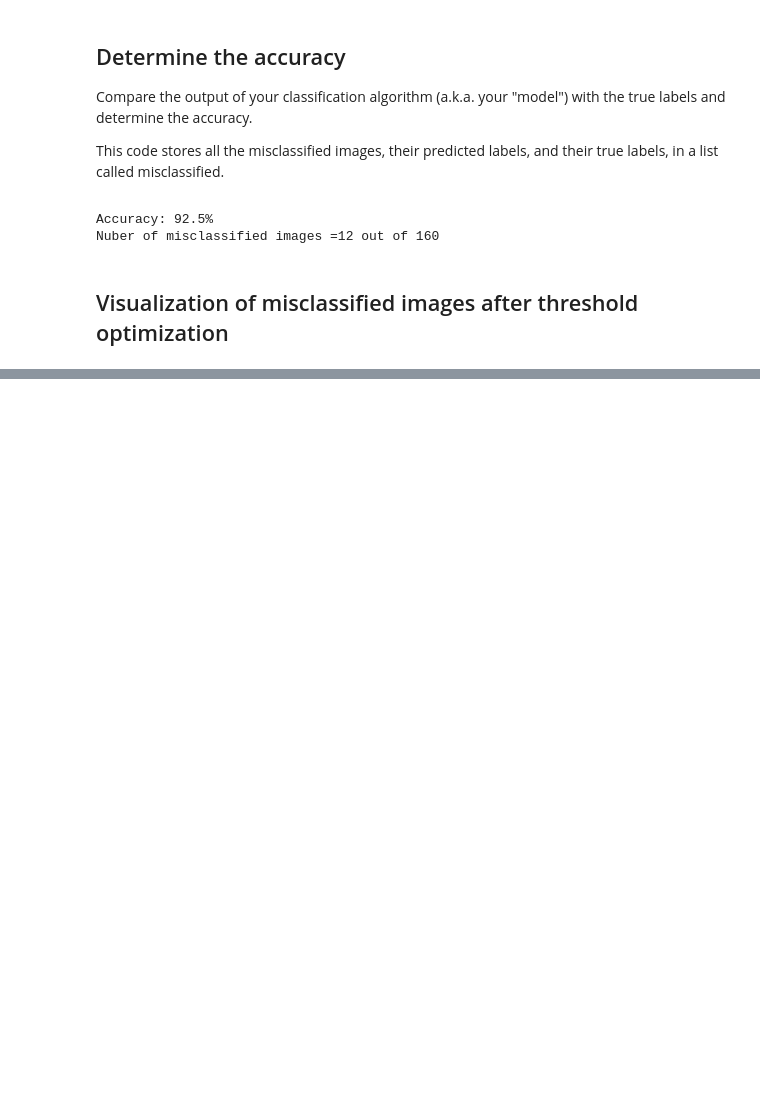
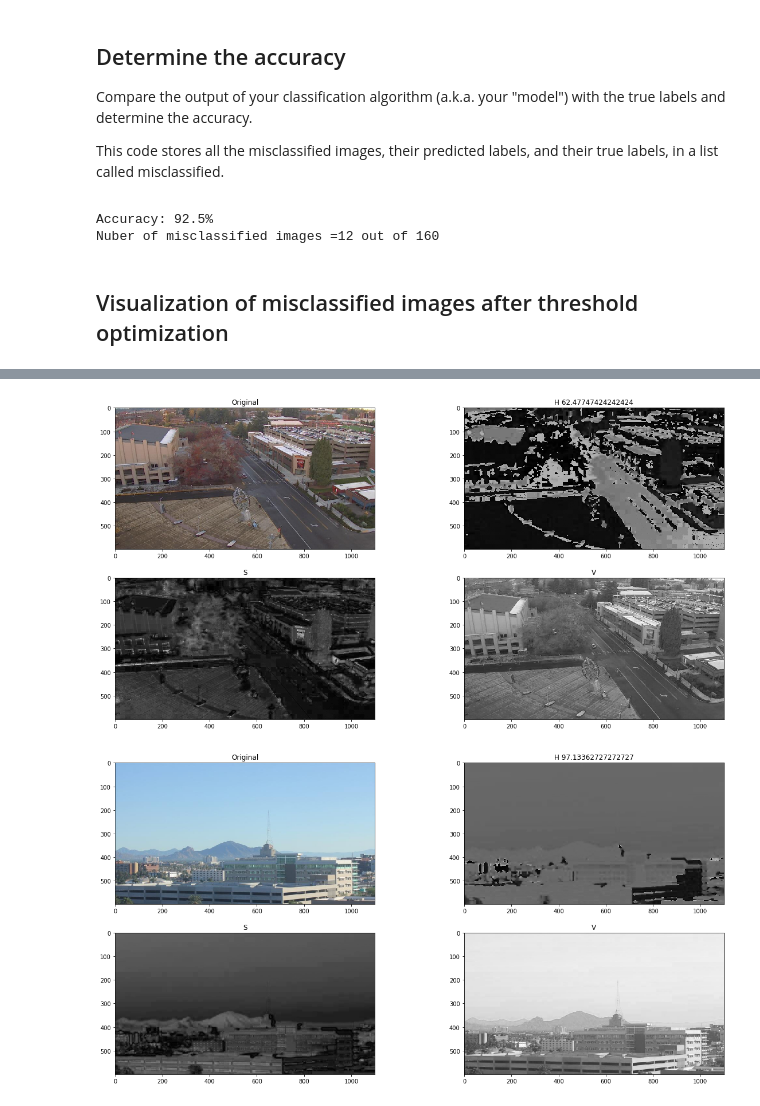
Before and after one commit to atanuc073/Day-Night-Classification-using-Computer-Vision, a Jupyter notebook: Day_Night_image_classifier.ipynb, the cells around one changed output, grey strips where cells are left out. Saved outputs shown, nothing was run; the diff lists cells and outputs as text; code cells hidden in the pictures; blank space fills up the shorter version.

```diff
--- a/Day_Night_image_classifier.ipynb
+++ b/Day_Night_image_classifier.ipynb
@@ -174,0 +204,36 @@ Nuber of misclassified images =12 out of 160
+# %%
+def display_artificial_lights(rgb_image):
+    hsv=cv2.cvtColor(rgb_image,cv2.COLOR_RGB2HSV)
+
+    cols=2
+    rows=2
+
+    h=hsv[:,:,0]
+    s=hsv[:,:,1]
+    v=hsv[:,:,2]
+
+    fig=plt.figure(figsize=(20,10))
+
+    ax=fig.add_subplot(rows,cols,1)
+    ax.set_title('Original')
+    ax.imshow(rgb_image)
+
+    ax=fig.add_subplot(rows,cols,2)
+    ax.set_title('H {}'.format(np.mean(h)))
+    ax.imshow(h,cmap='gray',vmin=0,vmax=255)
+
+    ax = fig.add_subplot(rows, cols, 3)
+    ax.set_title("S")
+    ax.imshow(s,cmap='gray', vmin=0, vmax=255)
+
+    ax = fig.add_subplot(rows, cols, 4)
+    ax.set_title("V")
+    ax.imshow(v,cmap='gray', vmin=0, vmax=255)
+
+    plt.show()
+
+display_artificial_lights(MISCLASSIFIED[0][0])
+display_artificial_lights(MISCLASSIFIED[3][0])
+# %% [output]
+[figure, added]
+[figure, added]
```
Also changed, not shown: parts of 6 cells of this notebook.
